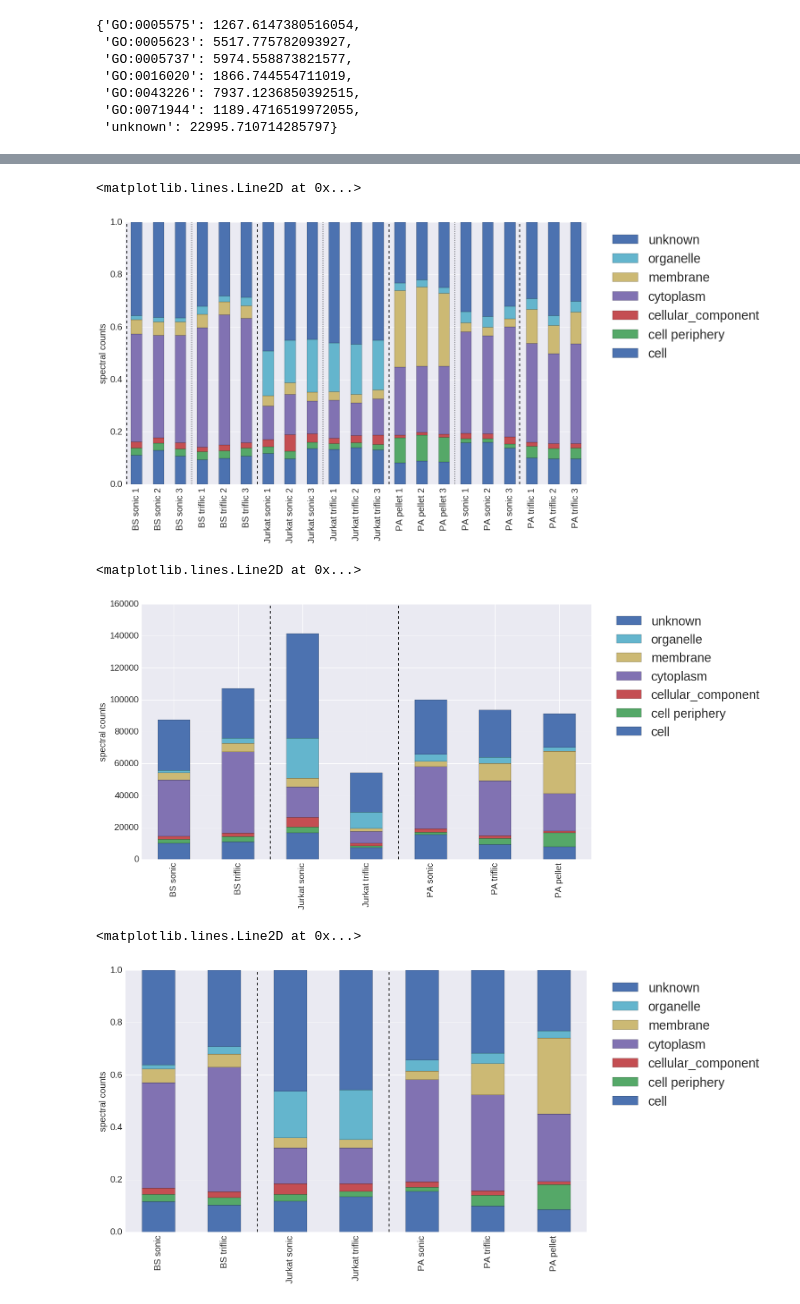
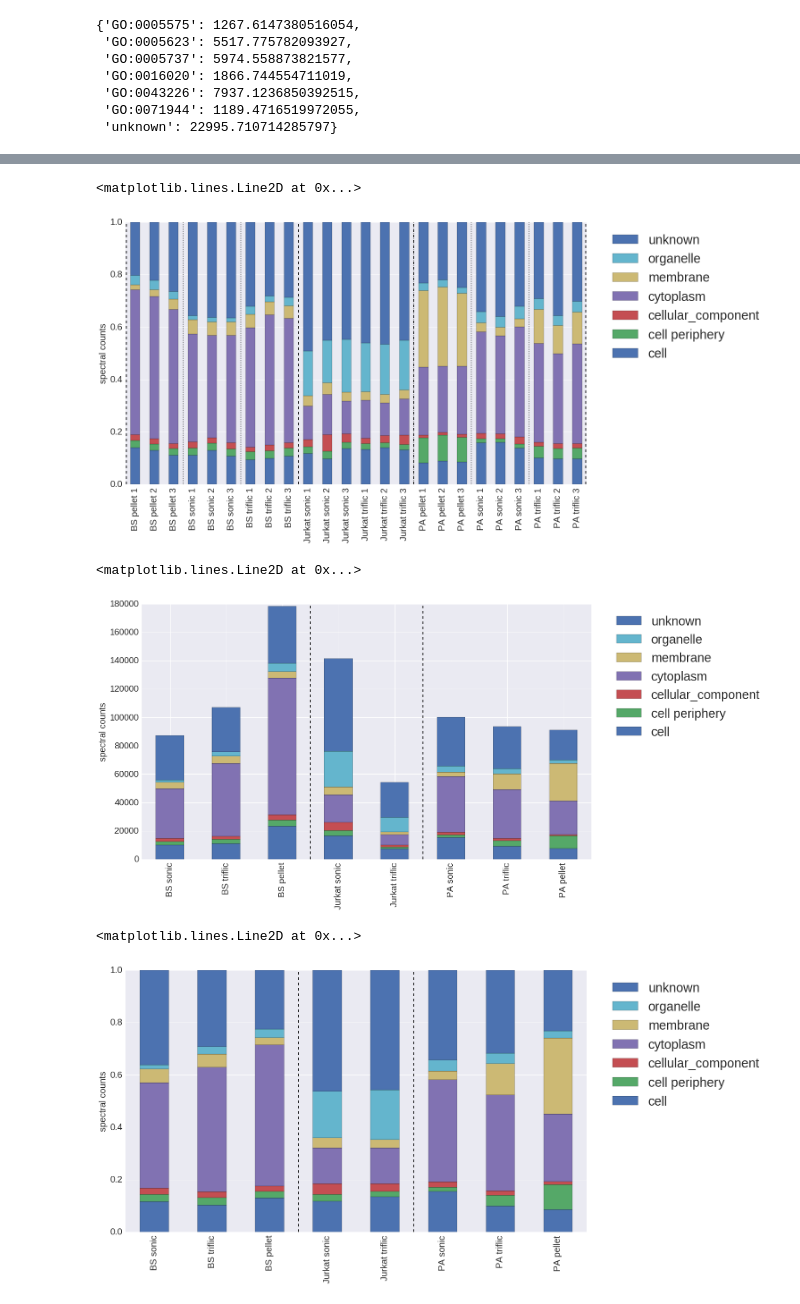
Before and after one commit to stuppie/triflic, a Jupyter notebook: analysis_all_fdr01/get_counts.ipynb, the cells around one changed output, grey strips where cells are left out. Saved outputs shown, nothing was run; the diff lists cells and outputs as text; code cells hidden in the pictures.

```diff
--- a/analysis_all_fdr01/get_counts.ipynb
+++ b/analysis_all_fdr01/get_counts.ipynb
@@ -170,8 +171,8 @@ d
  'unknown': 22995.710714285797}
 # %%
 def get_membrane_count(d):
-    # cell periphery and membrane == membrane
-    membrane = {'GO:0071944', 'GO:0016020'}
+    # cell periphery + membrane + organelle == membrane
+    membrane = {'GO:0071944', 'GO:0016020', 'GO:0043226'}
     membrane_count = sum(count for go,count in d.items() if go in membrane)
     not_membrane_count = sum(count for go,count in d.items() if go not in membrane and go!="unknown")
     return membrane_count, not_membrane_count
@@ -190,7 +191,7 @@ df_out = pd.DataFrame({'files': list(counts.keys()),
  'non-membrane': [x[1] for x in counts.values()],
  'ratio': [x[2] for x in counts.values()],
  'method': ["sonic" if "sonic" in file else "tri" for file in counts],
- 'pellet': ["pellet" in file for file in counts],
+ 'pellet': ["pellet" in file.lower() for file in counts],
  'cell': [file.split("/")[1] for file in counts]})
 df_out = df_out.sort_values(["cell", "method"])
 df_out
@@ -273,18 +274,20 @@ for item in ([ax.title, ax.xaxis.label, ax.yaxis.label] +
              ax.get_xticklabels() + ax.get_yticklabels()):
     item.set_fontsize(20)
 ax.axvline(x=-0.45, linestyle='--', color='k')
-ax.axvline(x=5.5, linestyle='--', color='k')
-ax.axvline(x=11.5, linestyle='--', color='k')
-ax.axvline(x=17.45, linestyle='--', color='k')
+ax.axvline(x=8.5, linestyle='--', color='k')
+ax.axvline(x=14.5, linestyle='--', color='k')
+ax.axvline(x=23.45, linestyle='--', color='k')
 ax.axvline(x=2.5, linestyle=':', color='k')
-ax.axvline(x=8.5, linestyle=':', color='k')
+ax.axvline(x=5.5, linestyle=':', color='k')
 ax.axvline(x=14.5, linestyle=':', color='k')
+ax.axvline(x=17.5, linestyle=':', color='k')
+ax.axvline(x=20.5, linestyle=':', color='k')
 # %% [output]
 <matplotlib.lines.Line2D at 0x...>
-[figure, old version]
+[figure, new version]
 # %%
 df = all_counts.T
-gs = ["BS sonic", "BS triflic", "Jurkat sonic", "Jurkat triflic", "PA sonic", "PA triflic", "PA pellet"]
+gs = ["BS sonic", "BS triflic", "BS pellet", "Jurkat sonic", "Jurkat triflic", "PA sonic", "PA triflic", "PA pellet"]
 for g in gs:
     df[g] = df[df.columns[df.columns.str.contains(g)]].sum(1)
 df = df[gs]
@@ -299,24 +302,24 @@ fig.set_size_inches(18.5, 10.5)
 for item in ([ax.title, ax.xaxis.label, ax.yaxis.label] +
              ax.get_xticklabels() + ax.get_yticklabels()):
     item.set_fontsize(20)
-ax.axvline(x=1.5, linestyle='--', color='k')
-ax.axvline(x=3.5, linestyle='--', color='k')
+ax.axvline(x=2.5, linestyle='--', color='k')
+ax.axvline(x=4.5, linestyle='--', color='k')
 # %% [output]
 <matplotlib.lines.Line2D at 0x...>
-[figure, old version]
+[figure, new version]
 # %%
 ax = df3.div(df3.sum(1), axis=0).plot.bar(stacked=True, legend=False)
 ax.set_ylabel("spectral counts")
 ax.set_ylim(0,1)
 patches, labels = ax.get_legend_handles_labels()
 ax.legend(patches[::-1], labels[::-1], bbox_to_anchor=(1.4, 1), fontsize='large')
 fig = matplotlib.pyplot.gcf()
 fig.set_size_inches(18.5, 10.5)
 for item in ([ax.title, ax.xaxis.label, ax.yaxis.label] +
              ax.get_xticklabels() + ax.get_yticklabels()):
     item.set_fontsize(20)
-ax.axvline(x=1.5, linestyle='--', color='k')
-ax.axvline(x=3.5, linestyle='--', color='k')
+ax.axvline(x=2.5, linestyle='--', color='k')
+ax.axvline(x=4.5, linestyle='--', color='k')
 # %% [output]
 <matplotlib.lines.Line2D at 0x...>
-[figure, old version]
+[figure, new version]
```
Also changed, not shown: parts of 8 cells of this notebook, 6 other files.
